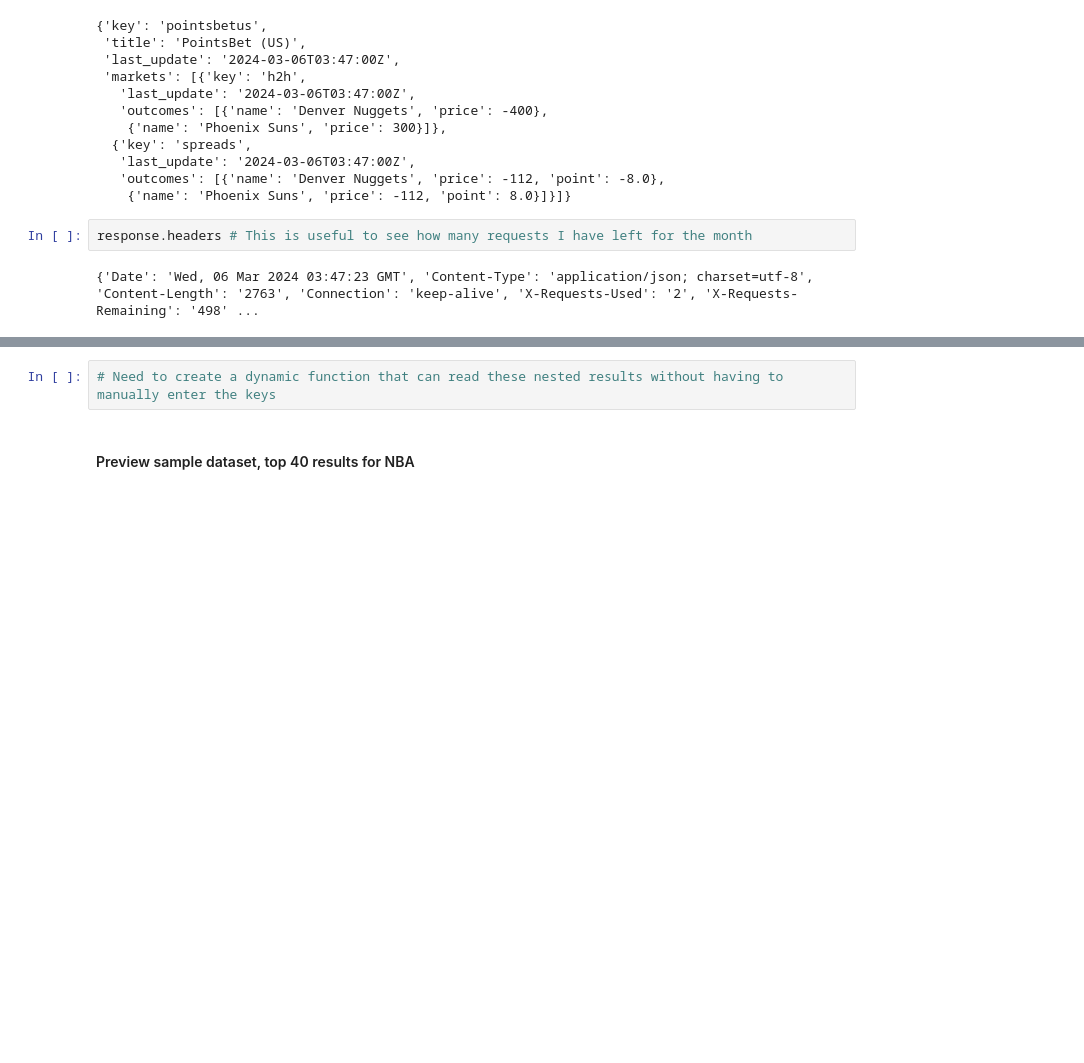
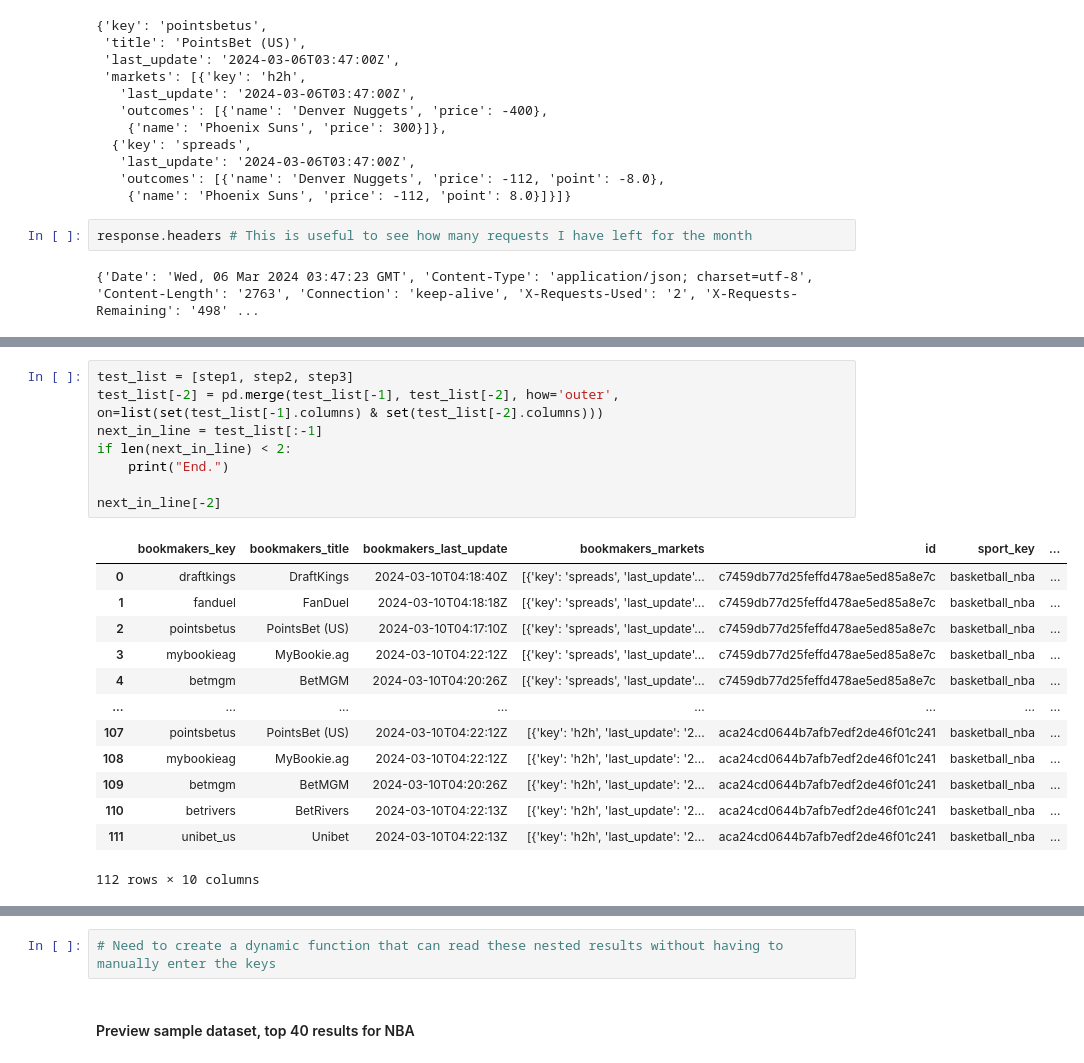
Before and after one commit to tbakely/botley-betting-model, a Jupyter notebook: test_data_extraction.ipynb, the cells around one changed output, grey strips where cells are left out. Saved outputs shown, nothing was run; the diff lists cells and outputs as text; blank space fills up the shorter version.

```diff
--- a/test_data_extraction.ipynb
+++ b/test_data_extraction.ipynb
@@ -196,0 +370,22 @@ result_df.shape
+# %%
+test_list = [step1, step2, step3]
+test_list[-2] = pd.merge(test_list[-1], test_list[-2], how='outer', on=list(set(test_list[-1].columns) & set(test_list[-2].columns)))
+next_in_line = test_list[:-1]
+if len(next_in_line) < 2:
+    print("End.")
+
+next_in_line[-2]
+# %% [output]
+|  | bookmakers_key | bookmakers_title | bookmakers_last_update | bookmakers_markets | id | sport_key | ... |
+| 0 | draftkings | DraftKings | 2024-03-10T04:18:40Z | [{'key': 'spreads', 'last_update'... | c7459db77d25feffd478ae5ed85a8e7c | basketball_nba | ... |
+| 1 | fanduel | FanDuel | 2024-03-10T04:18:18Z | [{'key': 'spreads', 'last_update'... | c7459db77d25feffd478ae5ed85a8e7c | basketball_nba | ... |
+| 2 | pointsbetus | PointsBet (US) | 2024-03-10T04:17:10Z | [{'key': 'spreads', 'last_update'... | c7459db77d25feffd478ae5ed85a8e7c | basketball_nba | ... |
+| 3 | mybookieag | MyBookie.ag | 2024-03-10T04:22:12Z | [{'key': 'spreads', 'last_update'... | c7459db77d25feffd478ae5ed85a8e7c | basketball_nba | ... |
+| 4 | betmgm | BetMGM | 2024-03-10T04:20:26Z | [{'key': 'spreads', 'last_update'... | c7459db77d25feffd478ae5ed85a8e7c | basketball_nba | ... |
+| ... | ... | ... | ... | ... | ... | ... | ... |
+| 107 | pointsbetus | PointsBet (US) | 2024-03-10T04:22:12Z | [{'key': 'h2h', 'last_update': '2... | aca24cd0644b7afb7edf2de46f01c241 | basketball_nba | ... |
+| 108 | mybookieag | MyBookie.ag | 2024-03-10T04:22:12Z | [{'key': 'h2h', 'last_update': '2... | aca24cd0644b7afb7edf2de46f01c241 | basketball_nba | ... |
+| 109 | betmgm | BetMGM | 2024-03-10T04:20:26Z | [{'key': 'h2h', 'last_update': '2... | aca24cd0644b7afb7edf2de46f01c241 | basketball_nba | ... |
+| 110 | betrivers | BetRivers | 2024-03-10T04:22:13Z | [{'key': 'h2h', 'last_update': '2... | aca24cd0644b7afb7edf2de46f01c241 | basketball_nba | ... |
+| 111 | unibet_us | Unibet | 2024-03-10T04:22:13Z | [{'key': 'h2h', 'last_update': '2... | aca24cd0644b7afb7edf2de46f01c241 | basketball_nba | ... |
+112 rows × 10 columns
```
Also changed, not shown: parts of 19 cells of this notebook.
